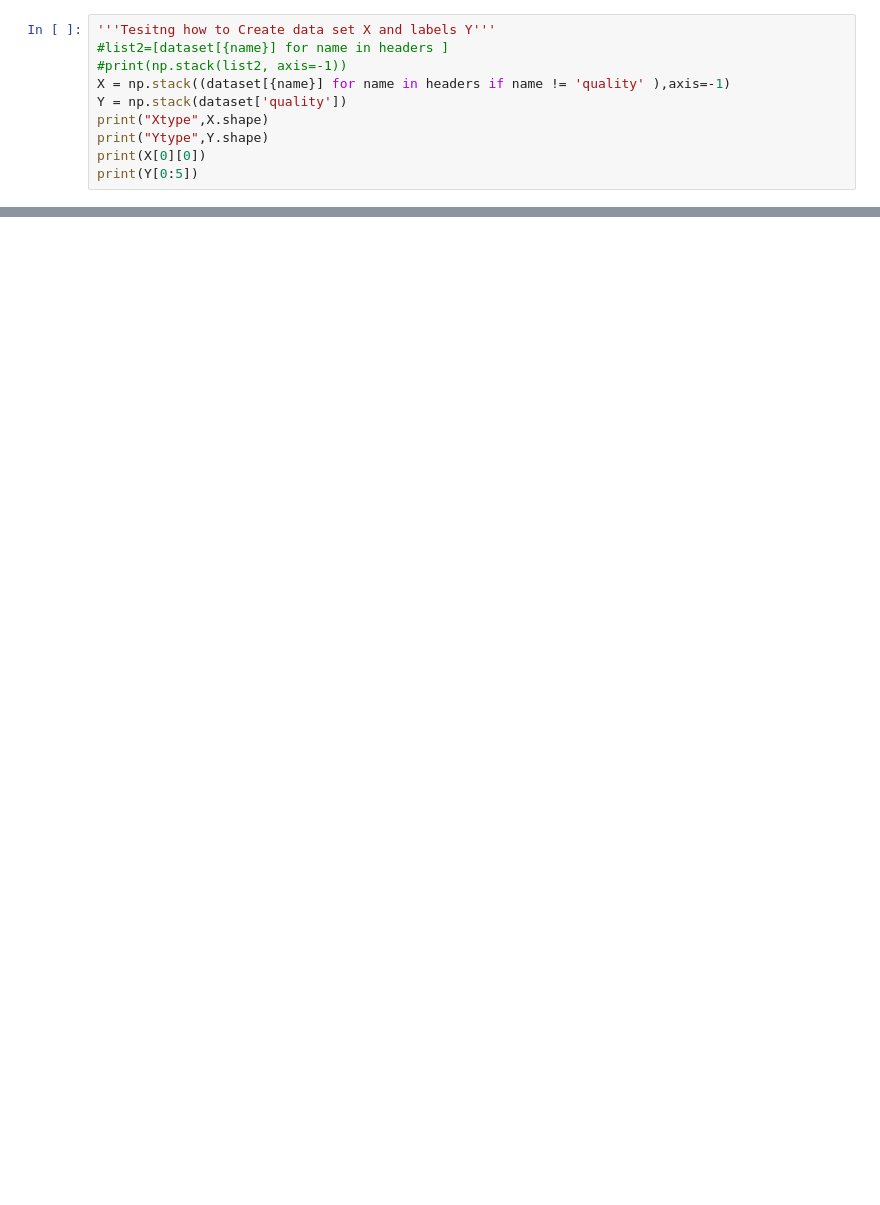
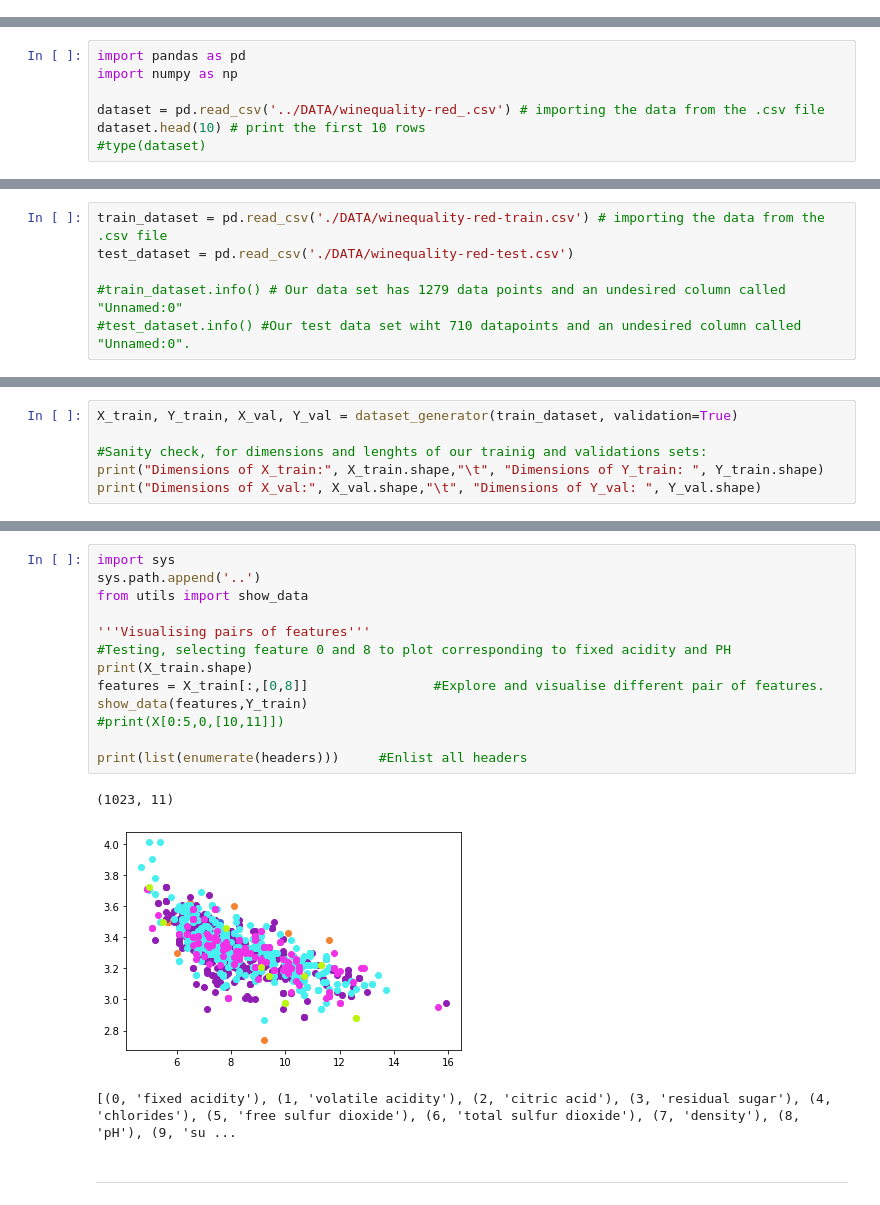
Before and after one commit to AizarED/Ensemble-optimisation-project, a Jupyter notebook: Project_Aizar.ipynb, the cells around one changed output, grey strips where cells are left out. Saved outputs shown, nothing was run; the diff lists cells and outputs as text; blank space fills up the shorter version.

Commit message:
Add files via upload
Rework of the general layout, included pandas code and renamed variables for training/evaluation/testing datasets. Added explanations and general overview of the project.

```diff
--- a/Project_Aizar.ipynb
+++ b/Project_Aizar.ipynb
@@ -46,10 +0,0 @@ print(headers_test)
-# %%
-'''Tesitng how to Create data set X and labels Y'''
-#list2=[dataset[{name}] for name in headers ]
-#print(np.stack(list2, axis=-1))
-X = np.stack((dataset[{name}] for name in headers if name != 'quality' ),axis=-1)
-Y = np.stack(dataset['quality'])
-print("Xtype",X.shape)
-print("Ytype",Y.shape)
-print(X[0][0])
-print(Y[0:5])
@@ -326,0 +16,7 @@ calc_accuracy(predictions, YY)
+# %%
+import pandas as pd
+import numpy as np
+
+dataset = pd.read_csv('../DATA/winequality-red_.csv') # importing the data from the .csv file
+dataset.head(10) # print the first 10 rows
+#type(dataset)
@@ -326,0 +101,6 @@ calc_accuracy(predictions, YY)
+# %%
+train_dataset = pd.read_csv('./DATA/winequality-red-train.csv') # importing the data from the .csv file
+test_dataset = pd.read_csv('./DATA/winequality-red-test.csv')
+
+#train_dataset.info() # Our data set has 1279 data points and an undesired column called "Unnamed:0"
+#test_dataset.info() #Our test data set wiht 710 datapoints and an undesired column called "Unnamed:0".
@@ -326,0 +162,6 @@ calc_accuracy(predictions, YY)
+# %%
+X_train, Y_train, X_val, Y_val = dataset_generator(train_dataset, validation=True)
+
+#Sanity check, for dimensions and lenghts of our trainig and validations sets:
+print("Dimensions of X_train:", X_train.shape,"\t", "Dimensions of Y_train: ", Y_train.shape)
+print("Dimensions of X_val:", X_val.shape,"\t", "Dimensions of Y_val: ", Y_val.shape)
@@ -326,0 +184,19 @@ calc_accuracy(predictions, YY)
+# %%
+import sys
+sys.path.append('..')
+from utils import show_data
+
+'''Visualising pairs of features'''
+#Testing, selecting feature 0 and 8 to plot corresponding to fixed acidity and PH
+print(X_train.shape)
+features = X_train[:,[0,8]]                #Explore and visualise different pair of features.
+show_data(features,Y_train)
+#print(X[0:5,0,[10,11]])
+
+print(list(enumerate(headers)))     #Enlist all headers
+# %% [output]
+(1023, 11)
+[figure, added]
+[(0, 'fixed acidity'), (1, 'volatile acidity'), (2, 'citric acid'), (3, 'residual sugar'), (4, 'chlorides'), (5, 'free sulfur dioxide'), (6, 'total sulfur dioxide'), (7, 'density'), (8, 'pH'), (9, 'su ...
+# %% [markdown]
+***
```
Also changed, not shown: parts of 63 cells of this notebook.
